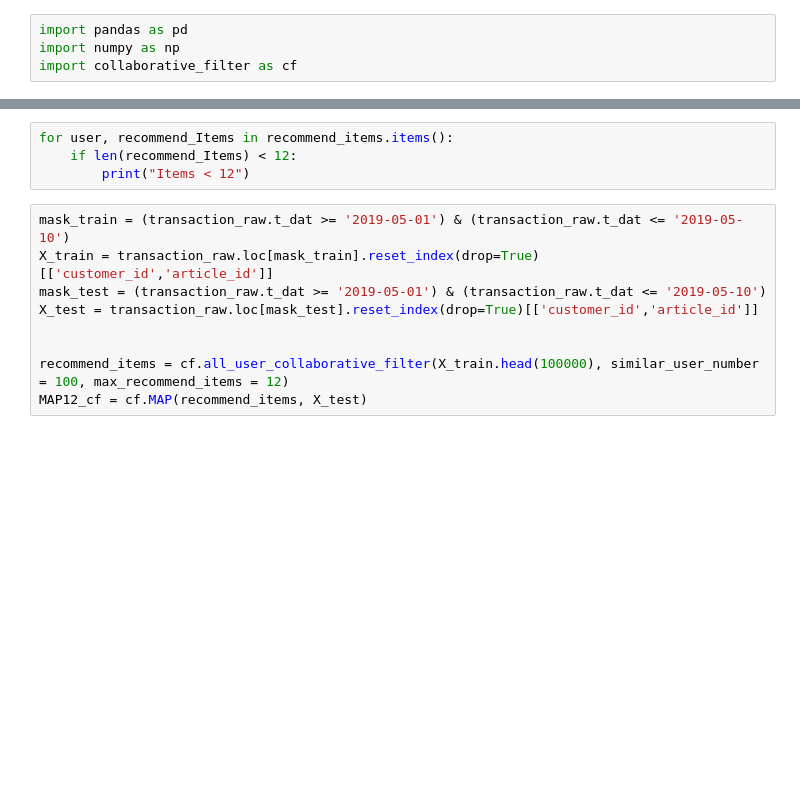
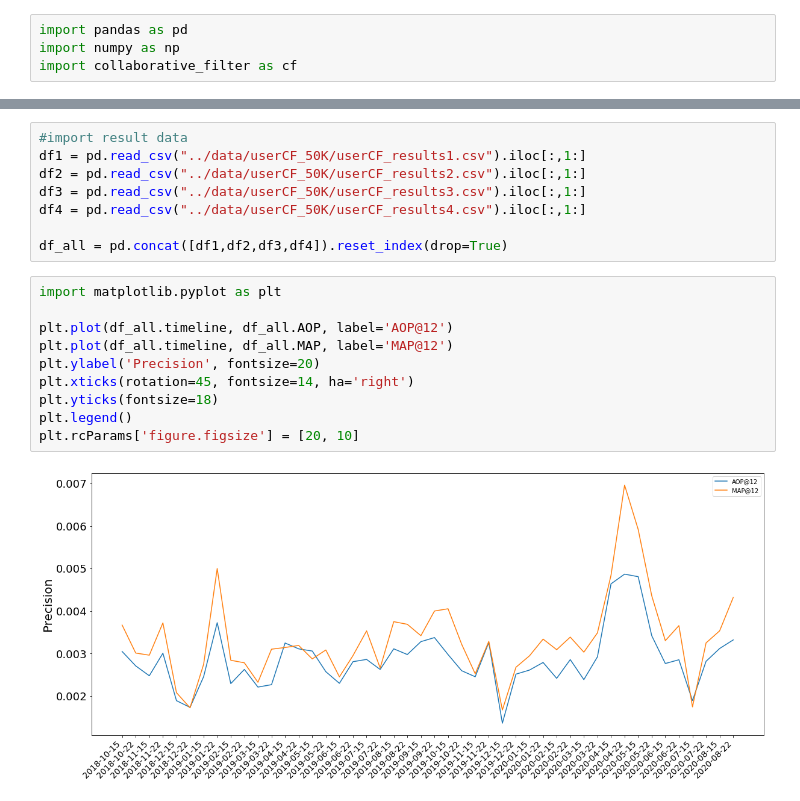
Before and after one commit to alexkychen/HMproduct, a Jupyter notebook: notebook/User-based collaborative filtering with cosine similarity.ipynb, the cells around one changed output, grey strips where cells are left out. Drawn from its saved outputs; the diff is of its cells as text; blank space fills up the shorter version.

```diff
--- a/notebook/User-based collaborative filtering with cosine similarity.ipynb
+++ b/notebook/User-based collaborative filtering with cosine similarity.ipynb
@@ -73,13 +126,20 @@ result_df.head()
-# %%
-for user, recommend_Items in recommend_items.items():
-    if len(recommend_Items) < 12:
-        print("Items < 12")
-# %%
-mask_train = (transaction_raw.t_dat >= '2019-05-01') & (transaction_raw.t_dat <= '2019-05-10')
-X_train = transaction_raw.loc[mask_train].reset_index(drop=True)[['customer_id','article_id']]
-mask_test = (transaction_raw.t_dat >= '2019-05-01') & (transaction_raw.t_dat <= '2019-05-10')
-X_test = transaction_raw.loc[mask_test].reset_index(drop=True)[['customer_id','article_id']]
-
-
-recommend_items = cf.all_user_collaborative_filter(X_train.head(100000), similar_user_number = 100, max_recommend_items = 12)
-MAP12_cf = cf.MAP(recommend_items, X_test)
+# %%
+#import result data
+df1 = pd.read_csv("../data/userCF_50K/userCF_results1.csv").iloc[:,1:]
+df2 = pd.read_csv("../data/userCF_50K/userCF_results2.csv").iloc[:,1:]
+df3 = pd.read_csv("../data/userCF_50K/userCF_results3.csv").iloc[:,1:]
+df4 = pd.read_csv("../data/userCF_50K/userCF_results4.csv").iloc[:,1:]
+
+df_all = pd.concat([df1,df2,df3,df4]).reset_index(drop=True)
+# %%
+import matplotlib.pyplot as plt
+
+plt.plot(df_all.timeline, df_all.AOP, label='AOP@12')
+plt.plot(df_all.timeline, df_all.MAP, label='MAP@12')
+plt.ylabel('Precision', fontsize=20)
+plt.xticks(rotation=45, fontsize=14, ha='right')
+plt.yticks(fontsize=18)
+plt.legend()
+plt.rcParams['figure.figsize'] = [20, 10]
+# %% [output]
+[figure, added]
```
Also changed, not shown: parts of 12 cells of this notebook, 11 other files.
